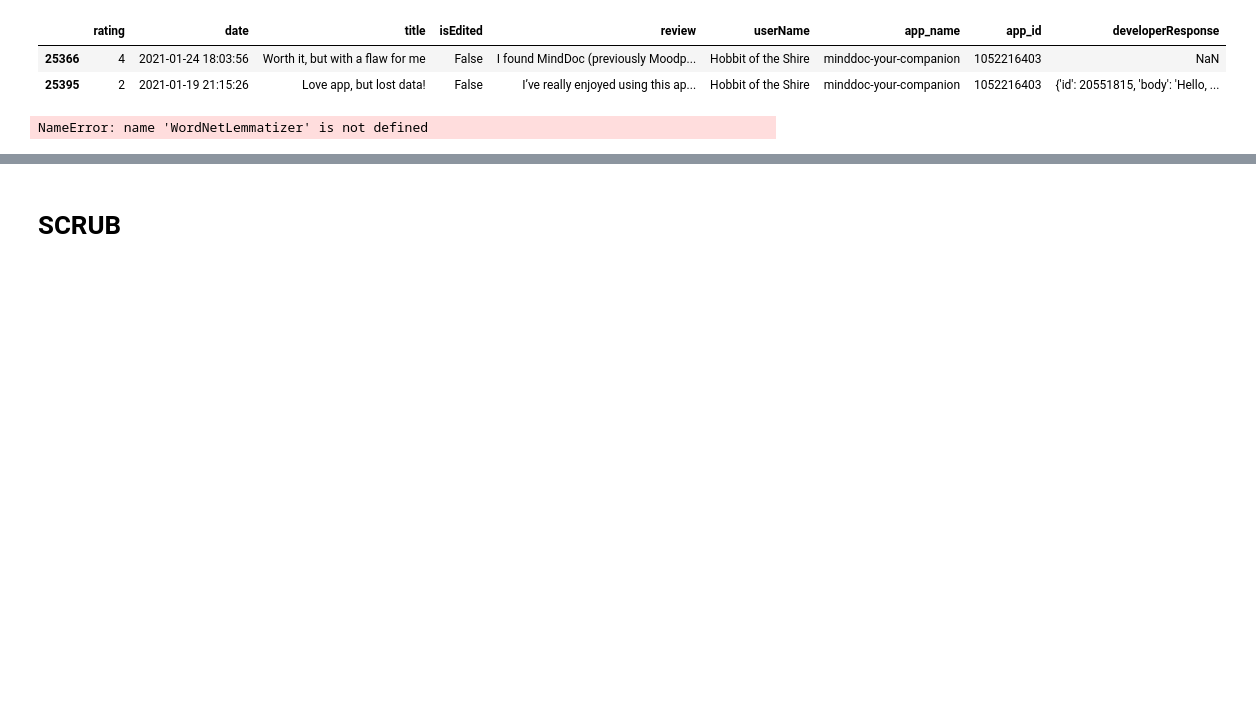
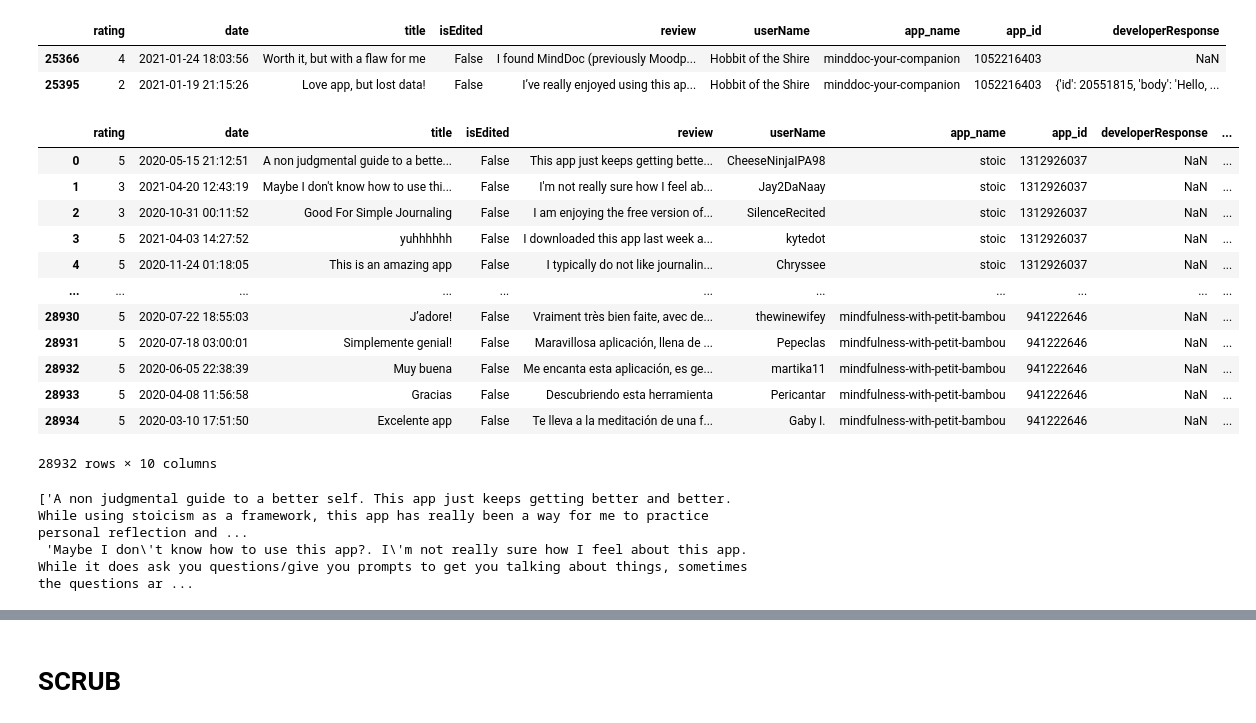
Before and after one commit to ds-leehanjin/app-reviews-nlp-sentiment-analysis, a Jupyter notebook: index_OSEMN.ipynb, the cells around one changed output, grey strips where cells are left out. Drawn from its saved outputs; the diff is of its cells as text; code cells hidden in the pictures; blank space fills up the shorter version.

```diff
--- a/index_OSEMN.ipynb
+++ b/index_OSEMN.ipynb
@@ -394,7 +400,29 @@ df[df.duplicated(['userName', 'app_name'], keep=False)]
 |  | rating | date | title | isEdited | review | userName | app_name | app_id | developerResponse |
 | 25366 | 4 | 2021-01-24 18:03:56 | Worth it, but with a flaw for me | False | I found MindDoc (previously Moodp... | Hobbit of the Shire | minddoc-your-companion | 1052216403 | NaN |
 | 25395 | 2 | 2021-01-19 21:15:26 | Love app, but lost data! | False | I’ve really enjoyed using this ap... | Hobbit of the Shire | minddoc-your-companion | 1052216403 | {'id': 20551815, 'body': 'Hello, ... |
-# %%
-lemmatizer = WordNetLemmatizer()
-# %% [output]
-NameError: name 'WordNetLemmatizer' is not defined
+# %%
+df['combined_text'] = df['title'] + ". " + df['review']
+df
+# %% [output]
+|  | rating | date | title | isEdited | review | userName | app_name | app_id | developerResponse | ... |
+| 0 | 5 | 2020-05-15 21:12:51 | A non judgmental guide to a bette... | False | This app just keeps getting bette... | CheeseNinjaIPA98 | stoic | 1312926037 | NaN | ... |
+| 1 | 3 | 2021-04-20 12:43:19 | Maybe I don't know how to use thi... | False | I'm not really sure how I feel ab... | Jay2DaNaay | stoic | 1312926037 | NaN | ... |
+| 2 | 3 | 2020-10-31 00:11:52 | Good For Simple Journaling | False | I am enjoying the free version of... | SilenceRecited | stoic | 1312926037 | NaN | ... |
+| 3 | 5 | 2021-04-03 14:27:52 | yuhhhhhh | False | I downloaded this app last week a... | kytedot | stoic | 1312926037 | NaN | ... |
+| 4 | 5 | 2020-11-24 01:18:05 | This is an amazing app | False | I typically do not like journalin... | Chryssee | stoic | 1312926037 | NaN | ... |
+| ... | ... | ... | ... | ... | ... | ... | ... | ... | ... | ... |
+| 28930 | 5 | 2020-07-22 18:55:03 | J’adore! | False | Vraiment très bien faite, avec de... | thewinewifey | mindfulness-with-petit-bambou | 941222646 | NaN | ... |
+| 28931 | 5 | 2020-07-18 03:00:01 | Simplemente genial! | False | Maravillosa aplicación, llena de ... | Pepeclas | mindfulness-with-petit-bambou | 941222646 | NaN | ... |
+| 28932 | 5 | 2020-06-05 22:38:39 | Muy buena | False | Me encanta esta aplicación, es ge... | martika11 | mindfulness-with-petit-bambou | 941222646 | NaN | ... |
+| 28933 | 5 | 2020-04-08 11:56:58 | Gracias | False | Descubriendo esta herramienta | Pericantar | mindfulness-with-petit-bambou | 941222646 | NaN | ... |
+| 28934 | 5 | 2020-03-10 17:51:50 | Excelente app | False | Te lleva a la meditación de una f... | Gaby I. | mindfulness-with-petit-bambou | 941222646 | NaN | ... |
+28932 rows × 10 columns
+# %%
+## Create a variable "corpus" containing all text
+corpus = df['combined_text'].to_list()
+
+## Preview first 2 reviews
+corpus[:2]
+# %% [output]
+['A non judgmental guide to a better self. This app just keeps getting better and better. While using stoicism as a framework, this app has really been a way for me to practice personal reflection and ...
+ 'Maybe I don\'t know how to use this app?. I\'m not really sure how I feel about this app. While it does ask you questions/give you prompts to get you talking about things, sometimes the questions ar ...
```
Also changed, not shown: parts of 23 cells of this notebook, 32 other files.
